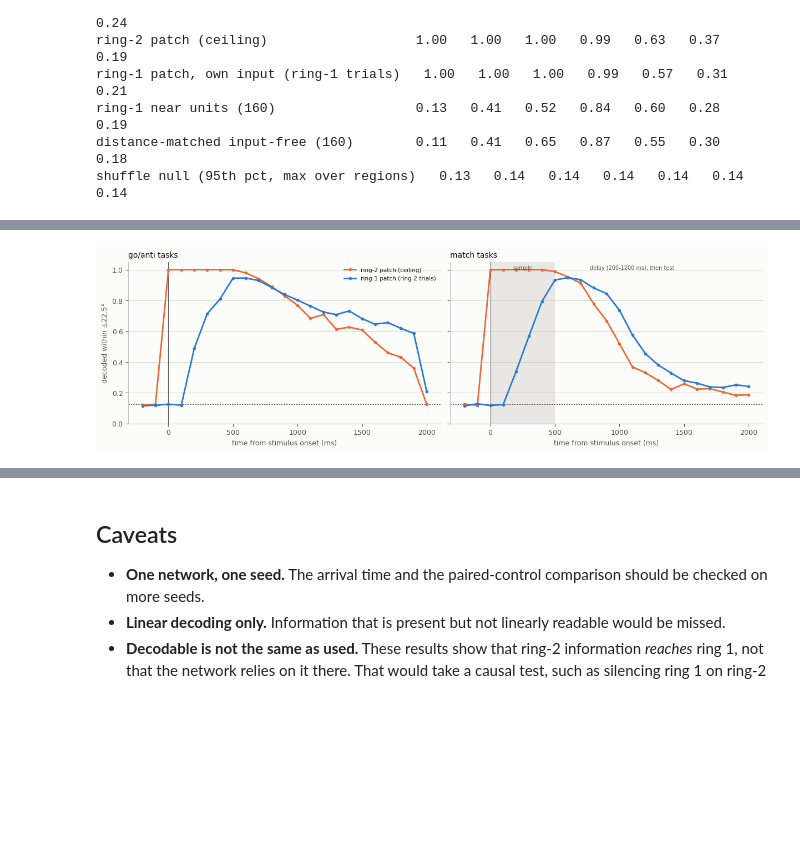
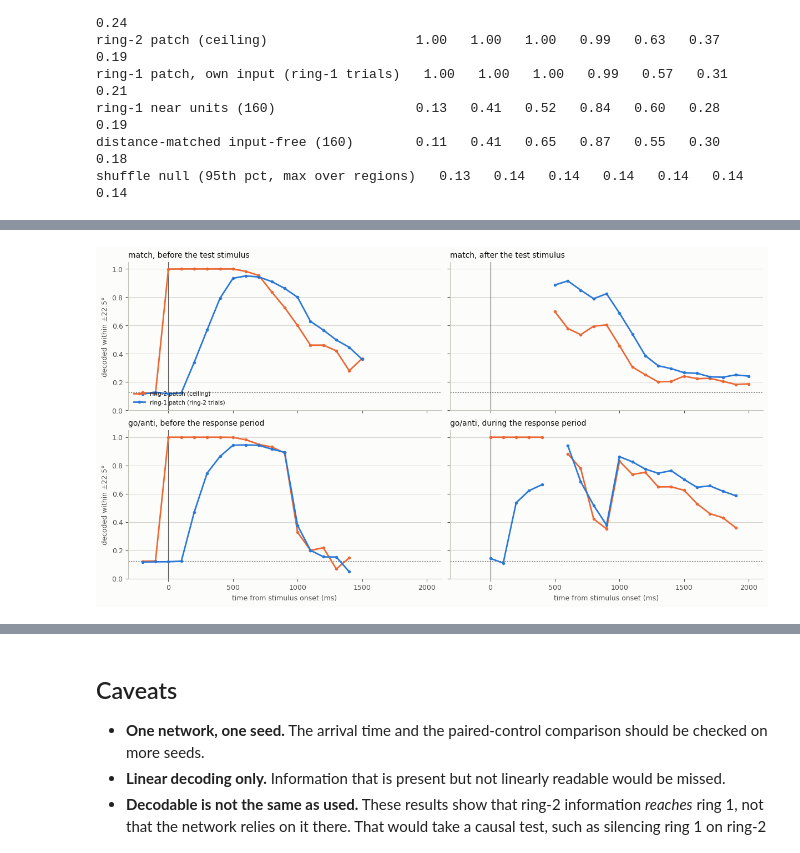
Before and after one commit to cory-wu/cortical, a Jupyter notebook: notebooks/03_sensory_decoding.ipynb, the cells around one changed output, grey strips where cells are left out. Saved outputs shown, nothing was run; the diff lists cells and outputs as text; code cells hidden in the pictures; blank space fills up the shorter version.

```diff
--- a/notebooks/03_sensory_decoding.ipynb
+++ b/notebooks/03_sensory_decoding.ipynb
@@ -177,44 +182,60 @@ The same pooled decoders, scored separately on go/anti trials and match trials.
 # %%
 def task_family(task):
     return "go/anti" if isinstance(make_task("modcog", task).unwrapped, _Reach) else "match"
 
 
 family = np.array([task_family(t) for t in trials.task])
+tau = results["ring1"][0].tau
+MIN_TRIALS = 30
 
 
-def family_accuracy(name, fam):
+def split_accuracy(name, step_mask):
+    """Accuracy per tau over (trial, tau) cells where step_mask holds; NaN below MIN_TRIALS."""
     r, on = results[name]
-    rows = family[on] == fam
-    pred, truth = r.predicted[rows], trials.angle[on][rows][:, None]
-    valid = ~np.isnan(pred)
-    hits = (circular_error(np.nan_to_num(pred), truth) <= HIT_TOLERANCE) & valid
-    return hits.sum(0) / np.maximum(valid.sum(0), 1)
+    pred, truth = r.predicted, trials.angle[on][:, None]
+    cells = step_mask & ~np.isnan(pred)
+    hits = (circular_error(np.nan_to_num(pred), truth) <= HIT_TOLERANCE) & cells
+    n = cells.sum(0)
+    return np.where(n >= MIN_TRIALS, hits.sum(0) / np.maximum(n, 1), np.nan), n
 
 
-fig, axes = plt.subplots(1, 2, figsize=(12, 3.6), layout="constrained", sharey=True)
-for ax, fam in zip(axes, ("go/anti", "match"), strict=True):
+on2 = trials.modality == 2
+fam2, test_tau, decision_tau = (
+    family[on2],
+    trials.test_tau[on2][:, None],
+    trials.decision_tau[on2][:, None],
+)
+splits = {
+    "match, before the test stimulus": (fam2 == "match")[:, None] & (tau < test_tau),
+    "match, after the test stimulus": (fam2 == "match")[:, None] & (tau >= test_tau),
+    "go/anti, before the response period": (fam2 == "go/anti")[:, None] & (tau < decision_tau),
+    "go/anti, during the response period": (fam2 == "go/anti")[:, None] & (tau >= decision_tau),
+}
+fig, axes = plt.subplots(2, 2, figsize=(12, 6.4), layout="constrained", sharex=True, sharey=True)
+for ax, (title, mask) in zip(axes.flat, splits.items(), strict=True):
     ax.axhline(CHANCE, color=MUTED, lw=0.8, ls=(0, (2, 2)))
     ax.axvline(0, color=MUTED, lw=0.8)
-    if fam == "match":
-        ax.axvspan(0, 500, color=RULE, alpha=0.35, lw=0)
-        ax.text(250, 1.0, "sample", ha="center", fontsize=7, color=MUTED)
-        ax.text(1100, 1.0, "delay (200-1200 ms), then test", ha="center", fontsize=7, color=MUTED)
     for name in ("ring2", "ring1"):
-        ax.plot(
-            tau_ms,
-            family_accuracy(name, fam),
-            color=COLORS[name],
-            lw=2,
-            marker="o",
-            ms=3,
-            label=LABELS[name],
-        )
+        acc, _ = split_accuracy(name, mask)
+        ax.plot(tau * 100, acc, color=COLORS[name], lw=2, marker="o", ms=3, label=LABELS[name])
+    ax.set_title(title, loc="left", fontsize=10)
     ax.set_ylim(0, 1.05)
-    ax.set_title(f"{fam} tasks", loc="left", fontsize=10)
+    ax.grid(axis="y", color=RULE, lw=0.5)
+for ax in axes[1]:
     ax.set_xlabel("time from stimulus onset (ms)")
-    ax.grid(axis="y", color=RULE, lw=0.5)
-axes[0].set_ylabel("decoded within ±22.5°")
-axes[0].legend(loc="upper right", frameon=False, fontsize=7.5)
+for ax in axes[:, 0]:
+    ax.set_ylabel("decoded within ±22.5°")
+axes[0, 0].legend(loc="lower left", frameon=False, fontsize=7.5)
 plt.show()
+
+shown = [5, 6, 8, 10, 12, 13, 15]
+print(f"{'':44s}" + "".join(f"{s * 100:>7d}" for s in shown) + "   ms")
+for title, mask in splits.items():
+    a1, n = split_accuracy("ring1", mask)
+    a2, _ = split_accuracy("ring2", mask)
+    idx = [int(np.flatnonzero(tau == s)[0]) for s in shown]
+    print(f"{title:44s}" + "".join(f"{a1[i]:7.2f}" for i in idx) + "   ring 1")
+    print(f"{'':44s}" + "".join(f"{a2[i]:7.2f}" for i in idx) + "   ring 2")
+    print(f"{'':44s}" + "".join(f"{n[i]:7d}" for i in idx) + "   trials")
 # %% [output]
-[figure, old version]
+[figure, new version]
```
Also changed, not shown: parts of 5 cells of this notebook.
